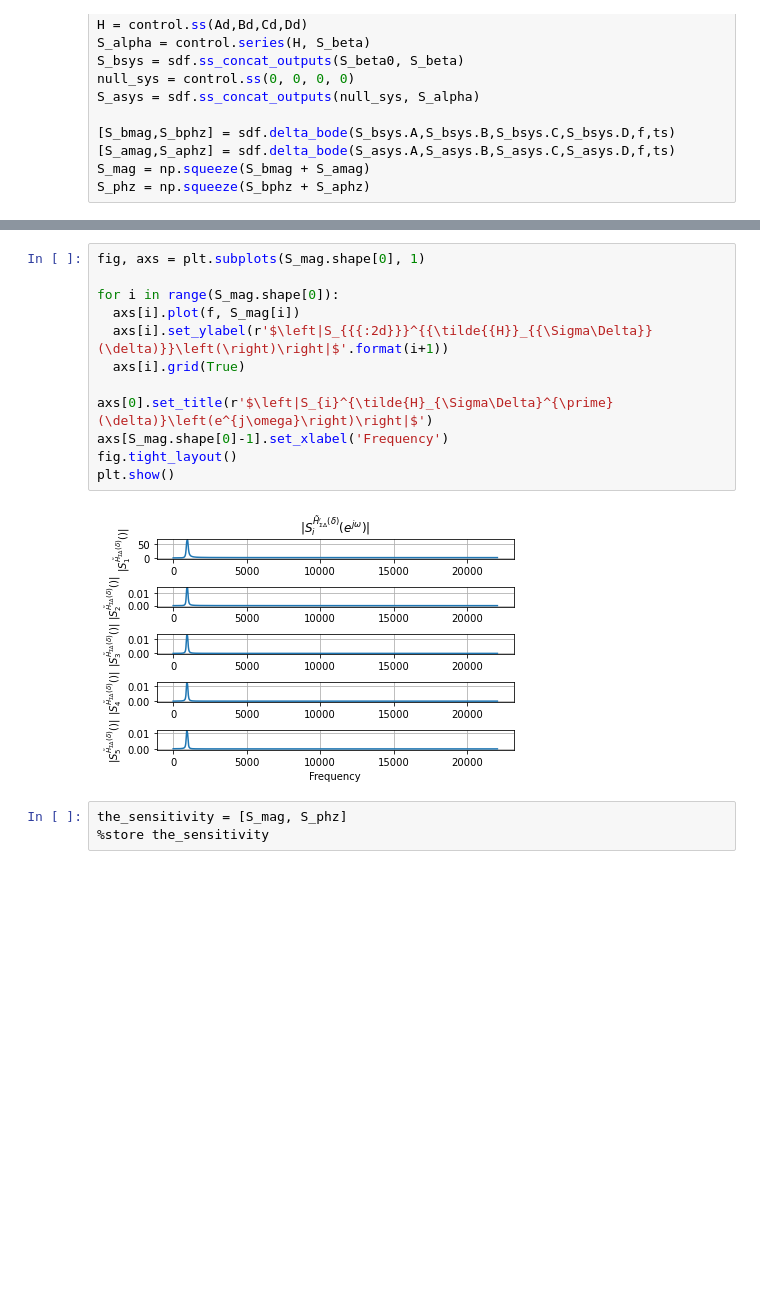
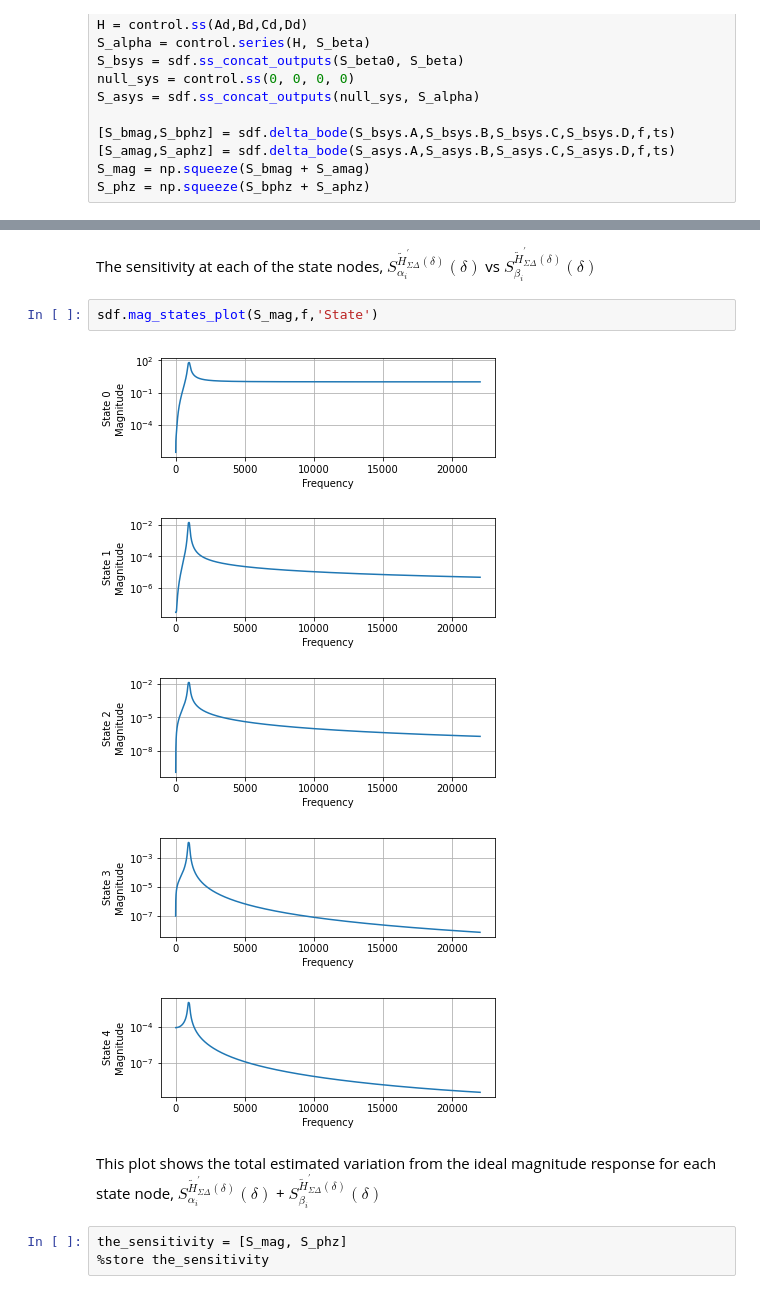
Before and after one commit to forrest-brewer/delta-control, a Jupyter notebook: notebooks/3_SD_dIIR_sensitivity.ipynb, the cells around one changed output, grey strips where cells are left out. Saved outputs shown, nothing was run; the diff lists cells and outputs as text; blank space fills up the shorter version.

```diff
--- a/notebooks/3_SD_dIIR_sensitivity.ipynb
+++ b/notebooks/3_SD_dIIR_sensitivity.ipynb
@@ -121,17 +131,15 @@ S_phz = np.squeeze(S_bphz + S_aphz)
+# %% [markdown]
+The sensitivity at each of the state nodes, $S_{\alpha_{i}}^{\tilde{H}_{\Sigma\Delta}^{'}(\delta)}(\delta)$ vs $S_{\beta_{i}}^{\tilde{H}_{\Sigma\Delta}^{'}(\delta)}(\delta)$
 # %%
-fig, axs = plt.subplots(S_mag.shape[0], 1)
-
-for i in range(S_mag.shape[0]):
-  axs[i].plot(f, S_mag[i])
-  axs[i].set_ylabel(r'$\left|S_{{{:2d}}}^{{\tilde{{H}}_{{\Sigma\Delta}}(\delta)}}\left(\right)\right|$'.format(i+1))
-  axs[i].grid(True)
-
-axs[0].set_title(r'$\left|S_{i}^{\tilde{H}_{\Sigma\Delta}^{\prime}(\delta)}\left(e^{j\omega}\right)\right|$')
-axs[S_mag.shape[0]-1].set_xlabel('Frequency')
-fig.tight_layout()
-plt.show()
+sdf.mag_states_plot(S_mag,f,'State')
 # %% [output]
-[figure, old version]
+[figure, new version]
+[figure, added]
+[figure, added]
+[figure, added]
+[figure, added]
+# %% [markdown]
+This plot shows the total estimated variation from the ideal magnitude response for each state node, $S_{\alpha_{i}}^{\tilde{H}_{\Sigma\Delta}^{'}(\delta)}(\delta)$ + $S_{\beta_{i}}^{\tilde{H}_{\Sigma\Delta}^{'}(\delta)}(\delta)$
 # %%
 the_sensitivity = [S_mag, S_phz]
 %store the_sensitivity
```
Also changed, not shown: parts of 1 cell of this notebook, 7 other files.
